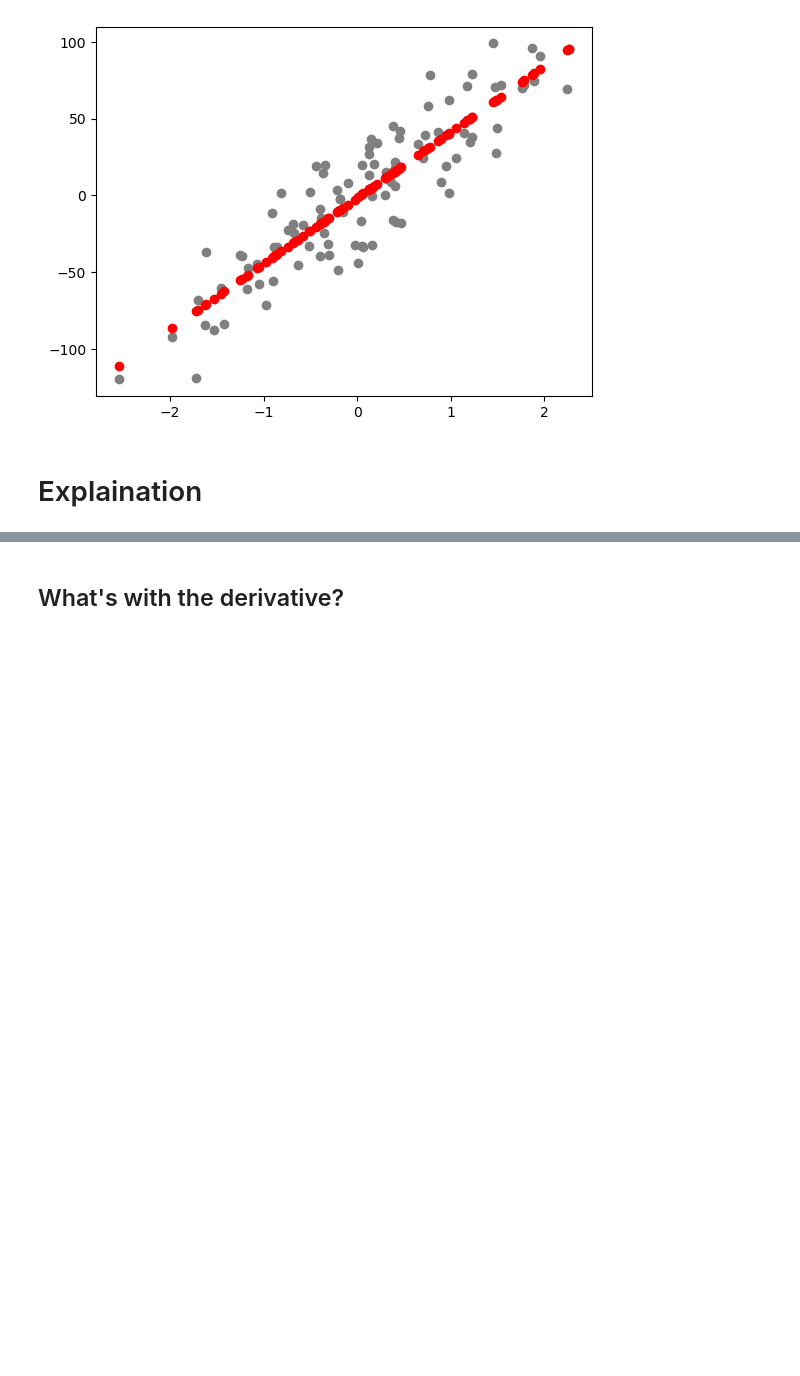
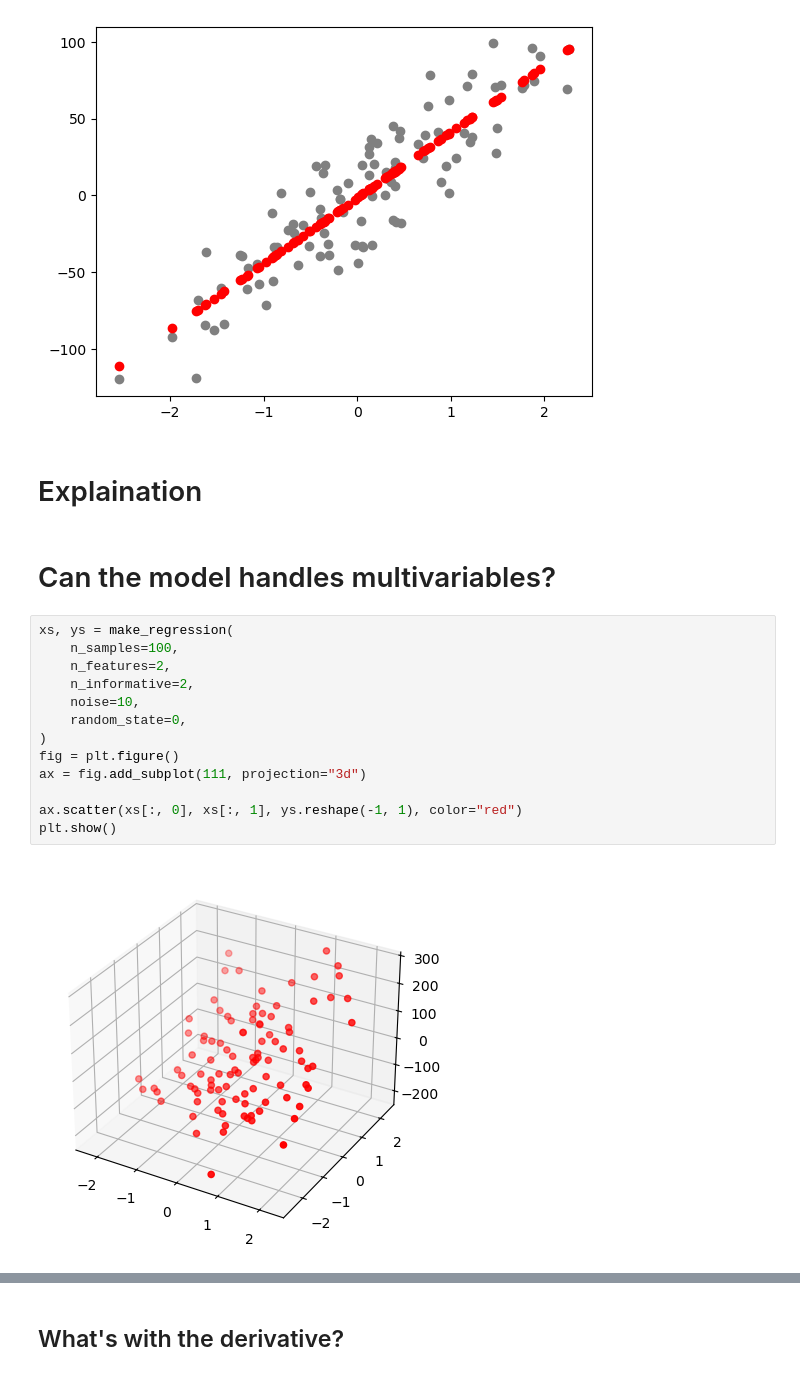
Before and after one commit to danjelito/ml-from-scratch, a Jupyter notebook: linreg.ipynb, the cells around one changed output, grey strips where cells are left out. Drawn from its saved outputs; the diff is of its cells as text; blank space fills up the shorter version.

```diff
--- a/linreg.ipynb
+++ b/linreg.ipynb
@@ -51,3 +70,20 @@ plt.show()
 [figure]
 # %% [markdown]
 # Explaination
+# %% [markdown]
+# Can the model handles multivariables?
+# %%
+xs, ys = make_regression(
+    n_samples=100,
+    n_features=2,
+    n_informative=2,
+    noise=10,
+    random_state=0,
+)
+fig = plt.figure()
+ax = fig.add_subplot(111, projection="3d")
+
+ax.scatter(xs[:, 0], xs[:, 1], ys.reshape(-1, 1), color="red")
+plt.show()
+# %% [output]
+[figure, added]
```
Also changed, not shown: parts of 4 cells of this notebook, 2 other files.
